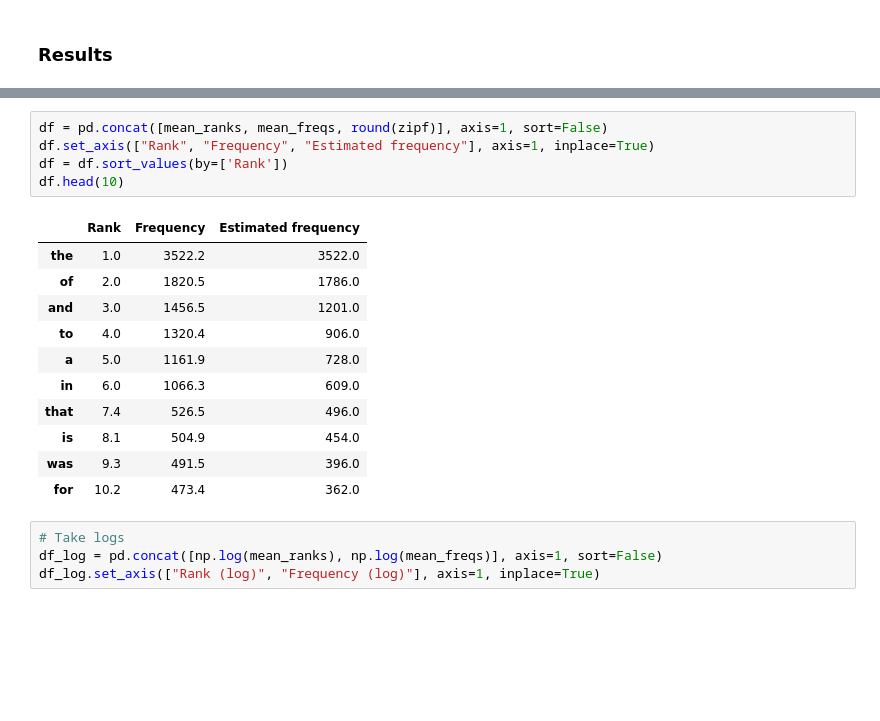
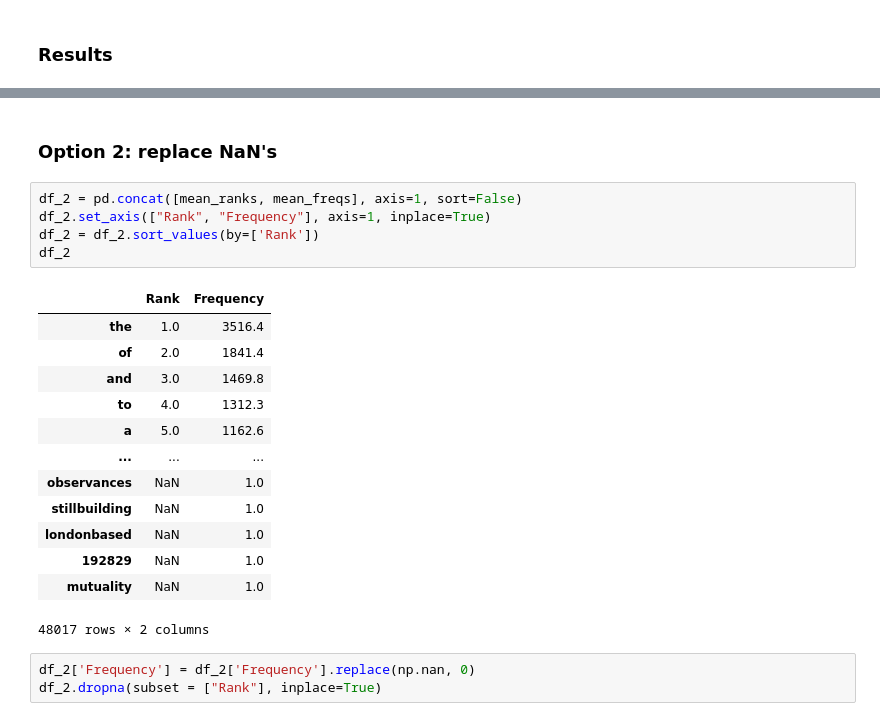
Before and after one commit to remvanthull/Thesis, a Jupyter notebook: LargeLanguageModels.ipynb, the cells around one changed output, grey strips where cells are left out. Drawn from its saved outputs; the diff is of its cells as text; blank space fills up the shorter version.

```diff
--- a/LargeLanguageModels.ipynb
+++ b/LargeLanguageModels.ipynb
@@ -112,21 +203,24 @@ zipf_df.set_axis(["Rank (log)", "Predicted frequency (log)"], axis=1, inplace=Tr
+# %% [markdown]
+### Option 2: replace NaN's
 # %%
-df = pd.concat([mean_ranks, mean_freqs, round(zipf)], axis=1, sort=False)
-df.set_axis(["Rank", "Frequency", "Estimated frequency"], axis=1, inplace=True)
-df = df.sort_values(by=['Rank'])
-df.head(10)
+df_2 = pd.concat([mean_ranks, mean_freqs], axis=1, sort=False)
+df_2.set_axis(["Rank", "Frequency"], axis=1, inplace=True)
+df_2 = df_2.sort_values(by=['Rank'])
+df_2
 # %% [output]
-|  | Rank | Frequency | Estimated frequency |
-| the | 1.0 | 3522.2 | 3522.0 |
-| of | 2.0 | 1820.5 | 1786.0 |
-| and | 3.0 | 1456.5 | 1201.0 |
-| to | 4.0 | 1320.4 | 906.0 |
-| a | 5.0 | 1161.9 | 728.0 |
-| in | 6.0 | 1066.3 | 609.0 |
-| that | 7.4 | 526.5 | 496.0 |
-| is | 8.1 | 504.9 | 454.0 |
-| was | 9.3 | 491.5 | 396.0 |
-| for | 10.2 | 473.4 | 362.0 |
+|  | Rank | Frequency |
+| the | 1.0 | 3516.4 |
+| of | 2.0 | 1841.4 |
+| and | 3.0 | 1469.8 |
+| to | 4.0 | 1312.3 |
+| a | 5.0 | 1162.6 |
+| ... | ... | ... |
+| observances | NaN | 1.0 |
+| stillbuilding | NaN | 1.0 |
+| londonbased | NaN | 1.0 |
+| 192829 | NaN | 1.0 |
+| mutuality | NaN | 1.0 |
+48017 rows × 2 columns
-# %%
-# Take logs
-df_log = pd.concat([np.log(mean_ranks), np.log(mean_freqs)], axis=1, sort=False)
-df_log.set_axis(["Rank (log)", "Frequency (log)"], axis=1, inplace=True)
+# %%
+df_2['Frequency'] = df_2['Frequency'].replace(np.nan, 0)
+df_2.dropna(subset = ["Rank"], inplace=True)
```
Also changed, not shown: parts of 21 cells of this notebook.
